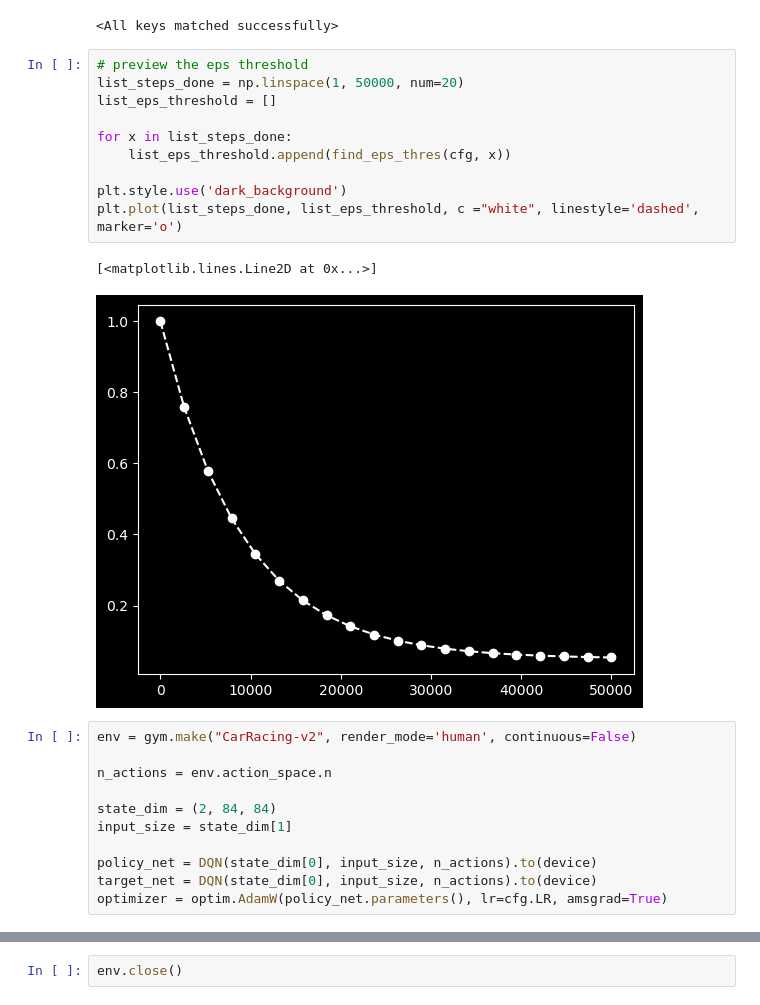
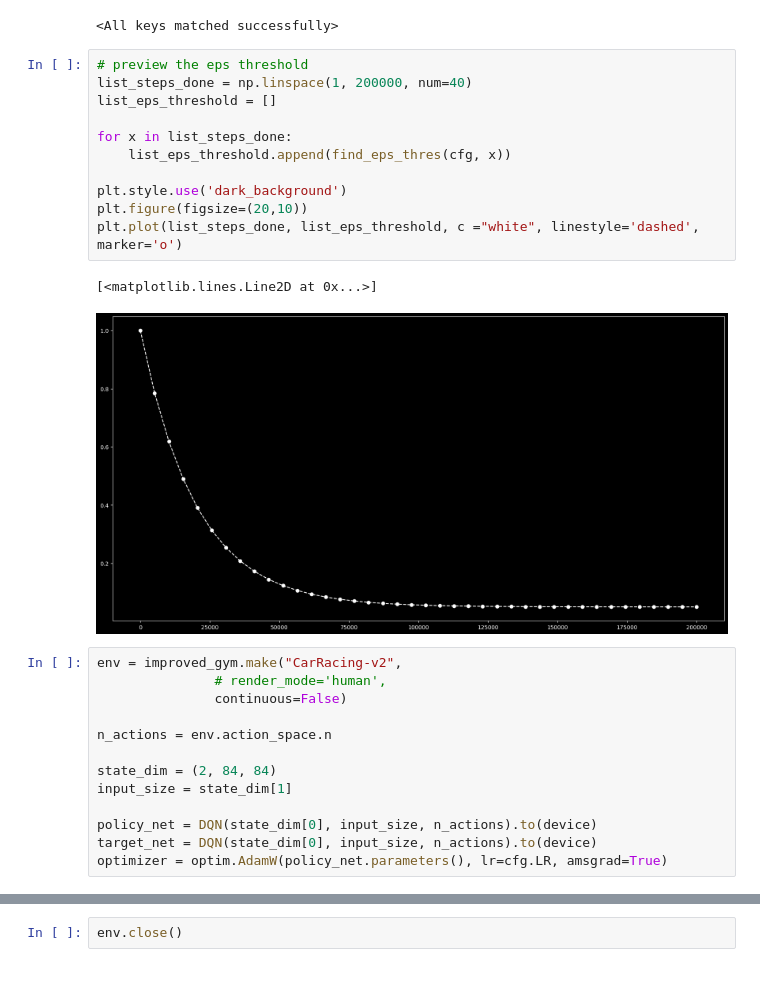
Before and after one commit to Auyin111/Reinforcement-Learning-for-autonomous-driving, a Jupyter notebook: race dqn discrete.ipynb, the cells around one changed output, grey strips where cells are left out. Cells and saved outputs as stored; diff of their text form; blank space fills up the shorter version.

```diff
--- a/race dqn discrete.ipynb
+++ b/race dqn discrete.ipynb
@@ -70,19 +78,22 @@ on_track_cls_net.load_state_dict(torch.load(on_track_cls_file))
 <All keys matched successfully>
 # %%
 # preview the eps threshold
-list_steps_done = np.linspace(1, 50000, num=20)
+list_steps_done = np.linspace(1, 200000, num=40)
 list_eps_threshold = []
 
 for x in list_steps_done:
     list_eps_threshold.append(find_eps_thres(cfg, x))
 
 plt.style.use('dark_background')
+plt.figure(figsize=(20,10))
 plt.plot(list_steps_done, list_eps_threshold, c ="white", linestyle='dashed', marker='o')
 # %% [output]
 [<matplotlib.lines.Line2D at 0x...>]
-[figure, old version]
+[figure, new version]
 # %%
-env = gym.make("CarRacing-v2", render_mode='human', continuous=False)
+env = improved_gym.make("CarRacing-v2",
+               # render_mode='human',
+               continuous=False)
 
 n_actions = env.action_space.n
 
```
Also changed, not shown: parts of 8 cells of this notebook, 5 other files.
